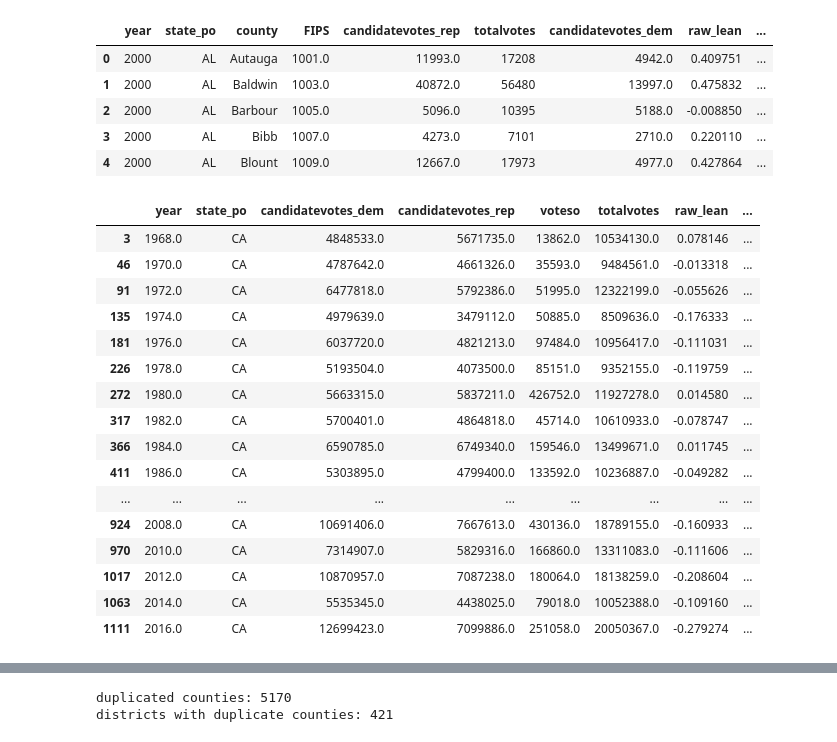
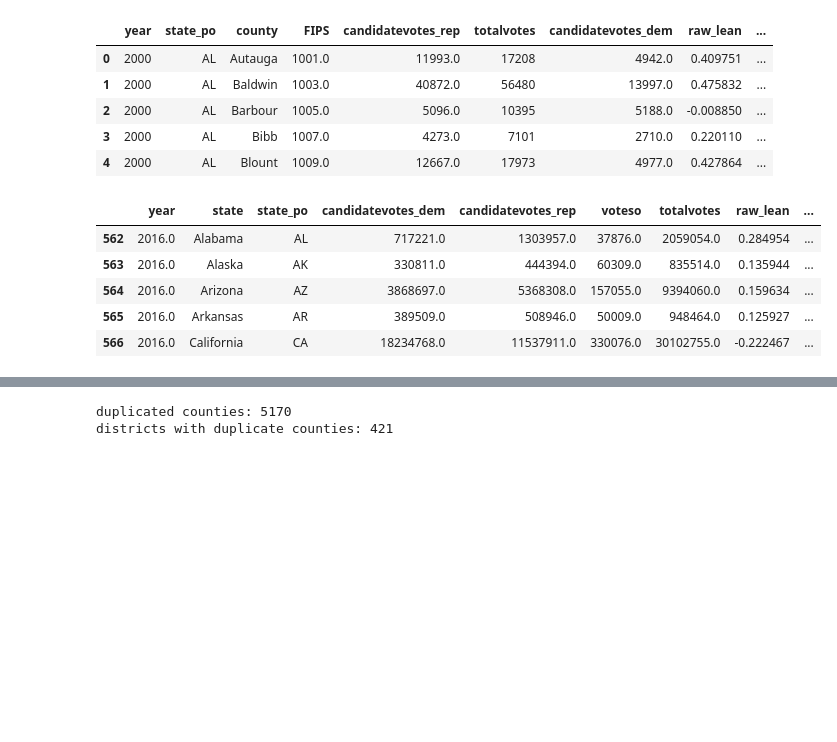
Before and after one commit to Nhorning/Congressional_Survival, a Jupyter notebook: historical_partisan_lean..ipynb, the cells around one changed output, grey strips where cells are left out. Cells and saved outputs as stored; diff of their text form; code cells hidden in the pictures; blank space fills up the shorter version.

Commit message:
aggrigated off year state elections into election years for lean data

```diff
--- a/historical_partisan_lean..ipynb
+++ b/historical_partisan_lean..ipynb
@@ -176,42 +176,36 @@ countylean.head()
 # %%
 #Wrangle legislateive elections data
 #group by year and state
-state_leg_totals = state_leg.groupby(['year','sfips','sab']).sum().reset_index().drop(['sen','sfips','dno'], axis=1)
+state_leg_totals = state_leg.groupby(['year','state','sfips','sab']).sum().reset_index().drop(['sen','sfips','dno'], axis=1)
 
-#contrict to after 2000 (optional)
-#yrs = state_leg_totals.year >= 2000
-#state_leg_totals = state_leg_totals.loc[yrs,:]
+#match column headers with other dataframes
+state_leg_totals.columns = ['year','state','state_po','candidatevotes_dem','candidatevotes_rep','voteso']
 
-state_leg_totals.columns = ['year','state_po','candidatevotes_dem','candidatevotes_rep','voteso']
+#aggrigate totals from off year elections into subsequent election years.
+state_leg_totals.loc[:,'year'] = [x + (4-(x - 1968)%4) if (x-1968)%4 > 0 else x for x in state_leg_totals.year]
+state_leg_totals = state_leg_totals.groupby(['year','state','state_po']).sum().reset_index()
+
+#create totalvotes column by summing dem republican, and other candidate votes
 state_leg_totals['totalvotes'] = state_leg_totals.loc[:,'candidatevotes_dem':'voteso'].transpose().sum()
 
 #calculate lean relative to the country
 state_leg_lean = getlean(state_leg_totals)
 
 #save as csv for good measure
 state_leg_lean.to_csv('Data/Output/state_leg_lean.csv')
 
-state = state_leg_lean.state_po == 'CA'
-state_leg_lean.loc[state]
+#state = state_leg_lean.state_po == 'CA'
+#state_leg_lean.loc[state]
+year = state_leg_lean.year == 2016
+state_leg_lean.loc[year,:].head()
 #state_leg_totals
 # %% [output]
-|  | year | state_po | candidatevotes_dem | candidatevotes_rep | voteso | totalvotes | raw_lean | ... |
-| 3 | 1968.0 | CA | 4848533.0 | 5671735.0 | 13862.0 | 10534130.0 | 0.078146 | ... |
-| 46 | 1970.0 | CA | 4787642.0 | 4661326.0 | 35593.0 | 9484561.0 | -0.013318 | ... |
-| 91 | 1972.0 | CA | 6477818.0 | 5792386.0 | 51995.0 | 12322199.0 | -0.055626 | ... |
-| 135 | 1974.0 | CA | 4979639.0 | 3479112.0 | 50885.0 | 8509636.0 | -0.176333 | ... |
-| 181 | 1976.0 | CA | 6037720.0 | 4821213.0 | 97484.0 | 10956417.0 | -0.111031 | ... |
-| 226 | 1978.0 | CA | 5193504.0 | 4073500.0 | 85151.0 | 9352155.0 | -0.119759 | ... |
-| 272 | 1980.0 | CA | 5663315.0 | 5837211.0 | 426752.0 | 11927278.0 | 0.014580 | ... |
-| 317 | 1982.0 | CA | 5700401.0 | 4864818.0 | 45714.0 | 10610933.0 | -0.078747 | ... |
-| 366 | 1984.0 | CA | 6590785.0 | 6749340.0 | 159546.0 | 13499671.0 | 0.011745 | ... |
-| 411 | 1986.0 | CA | 5303895.0 | 4799400.0 | 133592.0 | 10236887.0 | -0.049282 | ... |
-| ... | ... | ... | ... | ... | ... | ... | ... | ... |
-| 924 | 2008.0 | CA | 10691406.0 | 7667613.0 | 430136.0 | 18789155.0 | -0.160933 | ... |
-| 970 | 2010.0 | CA | 7314907.0 | 5829316.0 | 166860.0 | 13311083.0 | -0.111606 | ... |
-| 1017 | 2012.0 | CA | 10870957.0 | 7087238.0 | 180064.0 | 18138259.0 | -0.208604 | ... |
-| 1063 | 2014.0 | CA | 5535345.0 | 4438025.0 | 79018.0 | 10052388.0 | -0.109160 | ... |
-| 1111 | 2016.0 | CA | 12699423.0 | 7099886.0 | 251058.0 | 20050367.0 | -0.279274 | ... |
+|  | year | state | state_po | candidatevotes_dem | candidatevotes_rep | voteso | totalvotes | raw_lean | ... |
+| 562 | 2016.0 | Alabama | AL | 717221.0 | 1303957.0 | 37876.0 | 2059054.0 | 0.284954 | ... |
+| 563 | 2016.0 | Alaska | AK | 330811.0 | 444394.0 | 60309.0 | 835514.0 | 0.135944 | ... |
+| 564 | 2016.0 | Arizona | AZ | 3868697.0 | 5368308.0 | 157055.0 | 9394060.0 | 0.159634 | ... |
+| 565 | 2016.0 | Arkansas | AR | 389509.0 | 508946.0 | 50009.0 | 948464.0 | 0.125927 | ... |
+| 566 | 2016.0 | California | CA | 18234768.0 | 11537911.0 | 330076.0 | 30102755.0 | -0.222467 | ... |
 # %%
 def compound_lean(df,leg_df):
     '''takes a df with year, state, and adjusted lean, returns a df with compound lean
```
Also changed, not shown: parts of 1 cell of this notebook, 2 other files.
